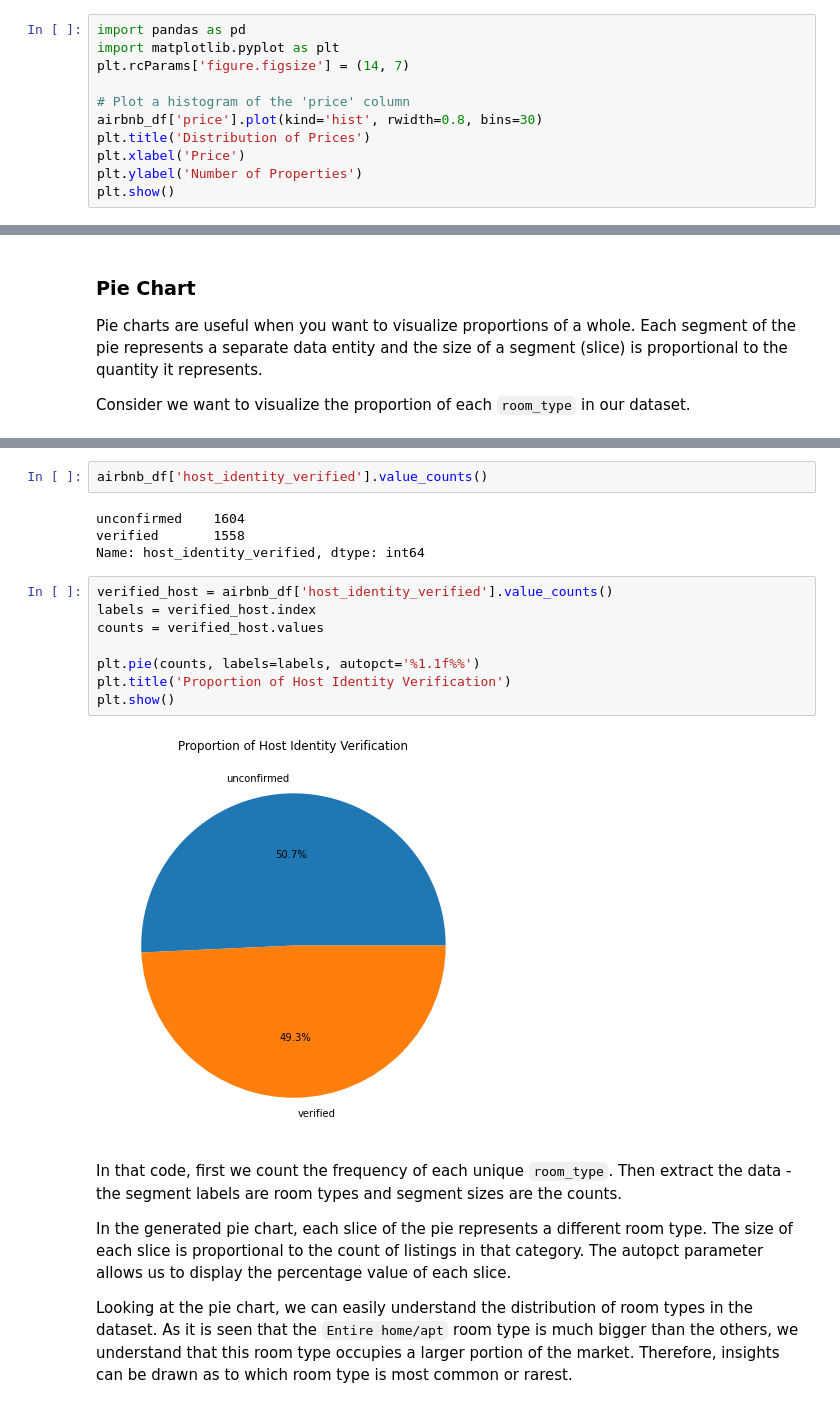
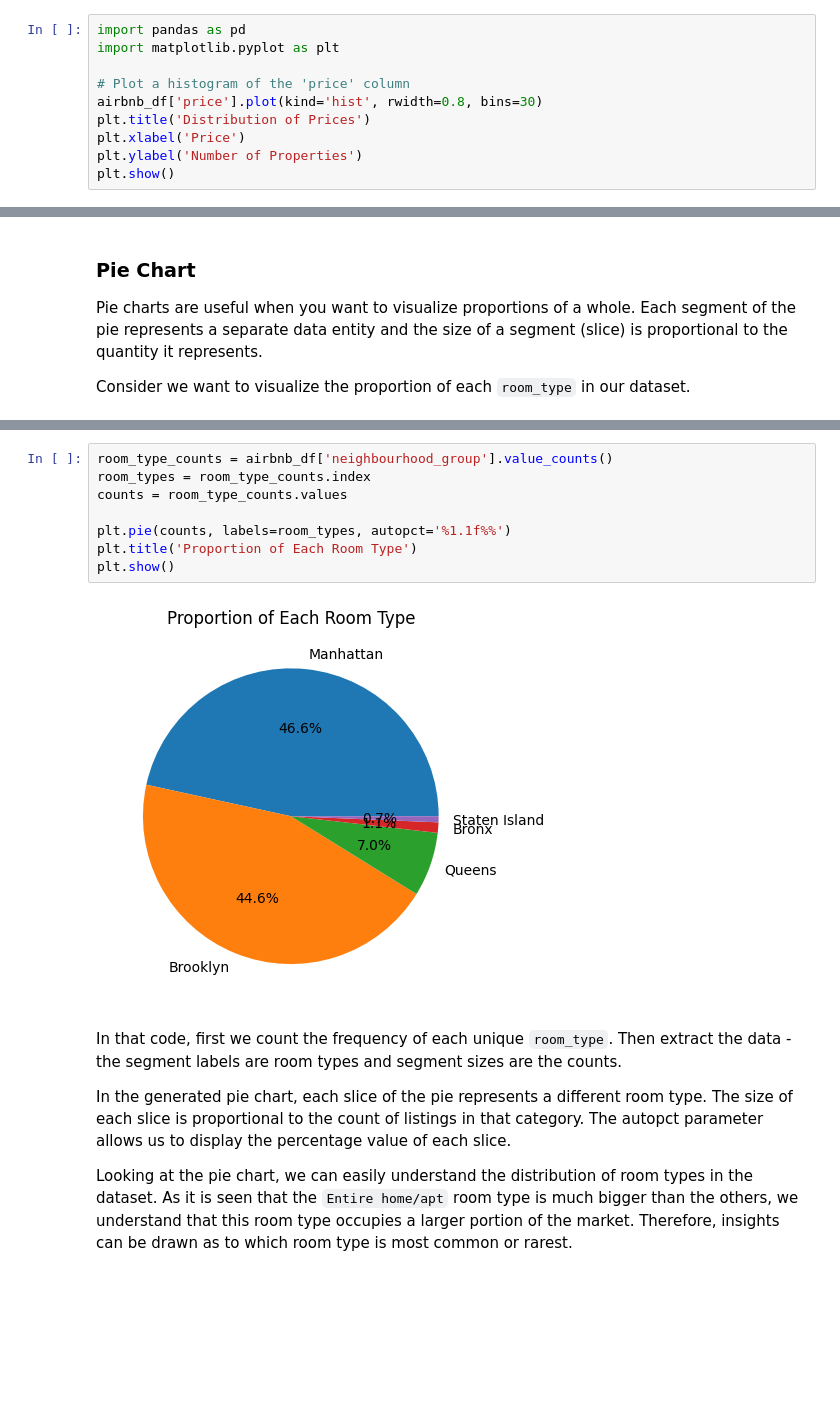
Before and after one commit to byrocuy/REA-AI_Mastery, a Jupyter notebook: week-1/session-3/00_visualization.ipynb, the cells around one changed output, grey strips where cells are left out. Drawn from its saved outputs; the diff is of its cells as text; blank space fills up the shorter version.

```diff
--- a/week-1/session-3/00_visualization.ipynb
+++ b/week-1/session-3/00_visualization.ipynb
@@ -103,7 +130,6 @@ Let's say we want to visualize the distribution of prices in our Airbnb dataset.
 # %%
 import pandas as pd
 import matplotlib.pyplot as plt
-plt.rcParams['figure.figsize'] = (14, 7)
 
 # Plot a histogram of the 'price' column
 airbnb_df['price'].plot(kind='hist', rwidth=0.8, bins=30)
@@ -321,19 +433,13 @@ plt.show()
-# %%
-airbnb_df['host_identity_verified'].value_counts()
-# %% [output]
-unconfirmed    1604
-verified       1558
-Name: host_identity_verified, dtype: int64
 # %%
-verified_host = airbnb_df['host_identity_verified'].value_counts()
-labels = verified_host.index
-counts = verified_host.values
+room_type_counts = airbnb_df['neighbourhood_group'].value_counts()
+room_types = room_type_counts.index
+counts = room_type_counts.values
 
-plt.pie(counts, labels=labels, autopct='%1.1f%%')
-plt.title('Proportion of Host Identity Verification')
+plt.pie(counts, labels=room_types, autopct='%1.1f%%')
+plt.title('Proportion of Each Room Type')
 plt.show()
 # %% [output]
-[figure, old version]
+[figure, new version]
 # %% [markdown]
 In that code, first we count the frequency of each unique `room_type`. Then extract the data - the segment labels are room types and segment sizes are the counts.
 
```
Also changed, not shown: parts of 59 cells of this notebook.
